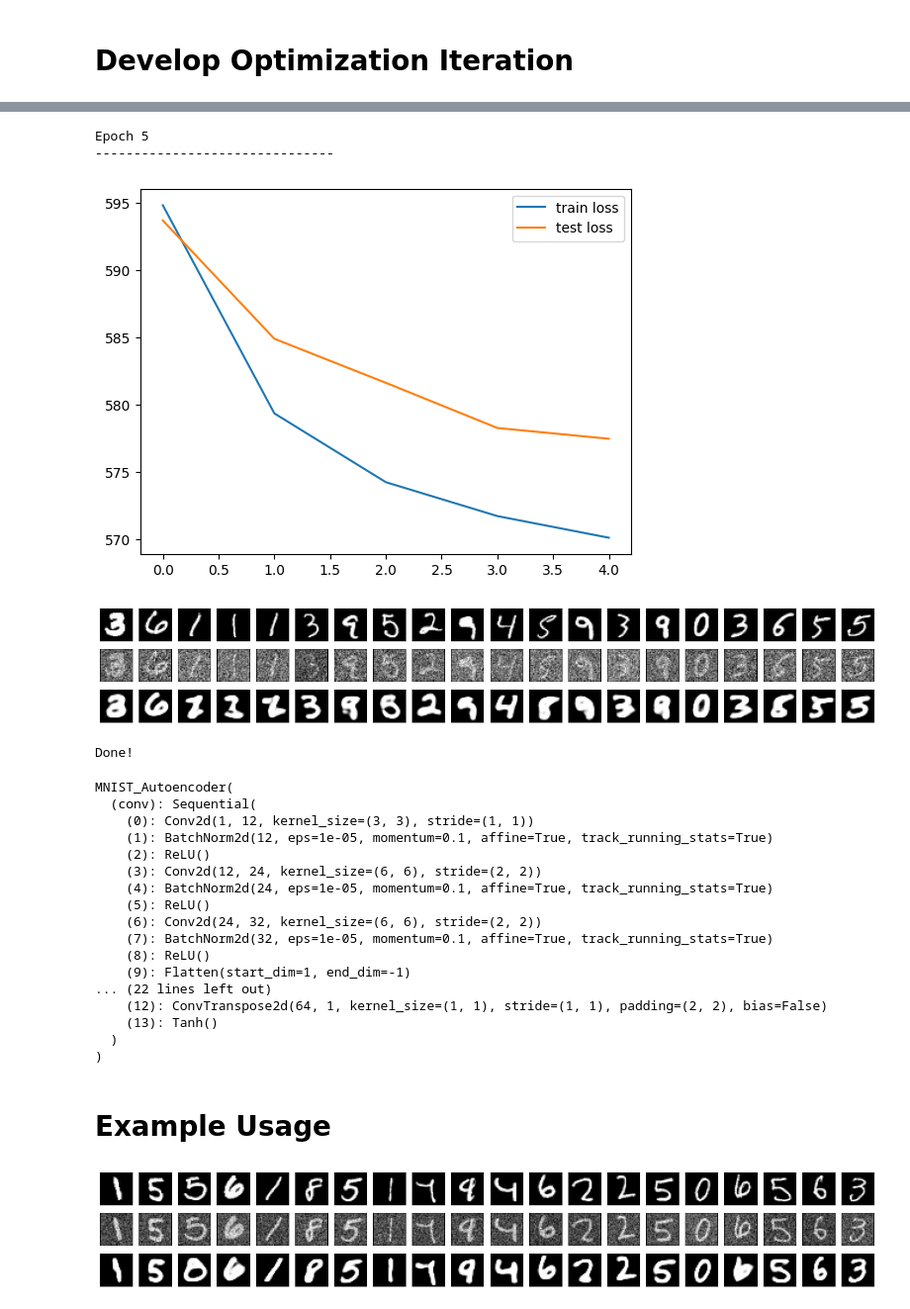
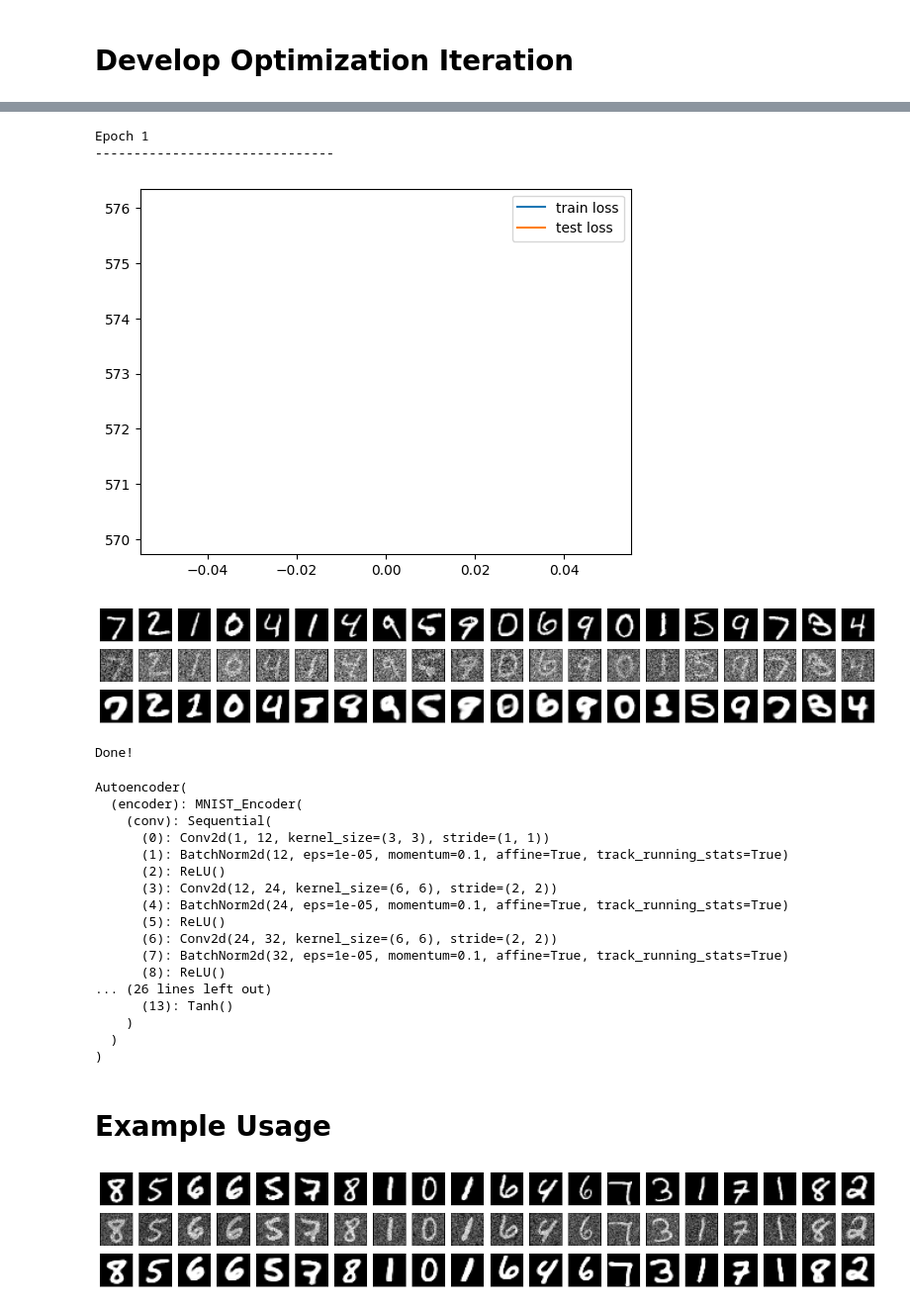
Before and after one commit to taimoon/deep-learning-note, a Jupyter notebook: MNIST AUTOENCODER.ipynb, the cells around one changed output, grey strips where cells are left out. Shown at 99% size. Drawn from its saved outputs; the diff is of its cells as text; code cells hidden in the pictures.

```diff
--- a/MNIST AUTOENCODER.ipynb
+++ b/MNIST AUTOENCODER.ipynb
@@ -163,7 +163,7 @@ visualize(noising(X,0.4).view(-1,28,28),
 # %%
 # optimization configurations
 loss_fn = nn.CrossEntropyLoss()
-epochs = 5
+epochs = 1
 max_learning_rate = 0.01
 optimizer = torch.optim.Adam(model.parameters(), lr=max_learning_rate)
 scheduler = optim.lr_scheduler.OneCycleLR(optimizer,
@@ -174,0 +198,16 @@ scheduler = optim.lr_scheduler.OneCycleLR(optimizer,
+# %%
+def test(dataloader, model, loss_fn):
+    model.eval()
+    test_loss = 0
+    with torch.no_grad():
+        for X,y in dataloader:
+            X = X.to(device)
+
+            # forward pass
+            pred = model(noising(X))
+            loss = loss_fn(pred.view(pred.size(0),-1), X.view(X.size(0),-1))
+            test_loss += loss.item()
+
+    num_batches = len(dataloader)
+    test_loss /= num_batches
+    return test_loss
@@ -218,13 +219,14 @@ def test(dataloader, model, loss_fn):
 # %%
 from IPython.display import clear_output
 from itertools import cycle
-
 dat = cycle(test_dataloader)
-
 for t in range(epochs):
 
-    train(train_dataloader,model, loss_fn, optimizer,scheduler)
-    test(test_dataloader,model,loss_fn)
+    train_loss = train(train_dataloader,model, loss_fn, optimizer,scheduler)
+    test_loss  = test(test_dataloader,model,loss_fn)
+
+    train_losses.append(train_loss)
+    test_losses.append(test_loss)
 
     with torch.no_grad():
         X,y = next(dat)
@@ -242,36 +244,36 @@ for t in range(epochs):
         plt.plot(train_losses,label="train loss")
         plt.plot(test_losses,label="test loss")
         plt.legend()
-        visualize(X,decoded,noise_X)
+        visualize_rows(X,noise_X,decoded)
 
 print("Done!")
 # %% [output]
-Epoch 5
+Epoch 1
 -------------------------------
-[figure, old version]
+[figure, new version]
-[figure, old version]
+[figure, new version]
 Done!
 # %%
-torch.save(model.state_dict(), "model_checkpoint/mnist_autoencoder.pth")
-model = MNIST_Autoencoder()
+# torch.save(model.state_dict(), "model_checkpoint/mnist_autoencoder.pth")
+model = Autoencoder(MNIST_Encoder(10),MNIST_Decoder(10))
 model.load_state_dict(torch.load("model_checkpoint/mnist_autoencoder.pth"))
 model.to(device)
 # %% [output]
-MNIST_Autoencoder(
-  (conv): Sequential(
-    (0): Conv2d(1, 12, kernel_size=(3, 3), stride=(1, 1))
-    (1): BatchNorm2d(12, eps=1e-05, momentum=0.1, affine=True, track_running_stats=True)
-    (2): ReLU()
-    (3): Conv2d(12, 24, kernel_size=(6, 6), stride=(2, 2))
-    (4): BatchNorm2d(24, eps=1e-05, momentum=0.1, affine=True, track_running_stats=True)
-    (5): ReLU()
-    (6): Conv2d(24, 32, kernel_size=(6, 6), stride=(2, 2))
-    (7): BatchNorm2d(32, eps=1e-05, momentum=0.1, affine=True, track_running_stats=True)
-    (8): ReLU()
-    (9): Flatten(start_dim=1, end_dim=-1)
-... (22 lines left out)
-    (12): ConvTranspose2d(64, 1, kernel_size=(1, 1), stride=(1, 1), padding=(2, 2), bias=False)
-    (13): Tanh()
+Autoencoder(
+  (encoder): MNIST_Encoder(
+    (conv): Sequential(
+      (0): Conv2d(1, 12, kernel_size=(3, 3), stride=(1, 1))
+      (1): BatchNorm2d(12, eps=1e-05, momentum=0.1, affine=True, track_running_stats=True)
+      (2): ReLU()
+      (3): Conv2d(12, 24, kernel_size=(6, 6), stride=(2, 2))
+      (4): BatchNorm2d(24, eps=1e-05, momentum=0.1, affine=True, track_running_stats=True)
+      (5): ReLU()
+      (6): Conv2d(24, 32, kernel_size=(6, 6), stride=(2, 2))
+      (7): BatchNorm2d(32, eps=1e-05, momentum=0.1, affine=True, track_running_stats=True)
+      (8): ReLU()
+... (26 lines left out)
+      (13): Tanh()
+    )
   )
 )
 # %% [markdown]
@@ -279,15 +281,14 @@ MNIST_Autoencoder(
 # %%
 with torch.no_grad():
     X,_ = next(dat)
     noise_X = noising(X,0.2)
 
     code = model.encode(noise_X.to(device))
     decoded = model.decode(code).to('cpu')
 
     noise_X = noise_X.view(noise_X.size(0),28,28)
     X = X.view(X.size(0),28,28)
     decoded = decoded.view(X.size(0),28,28)
-    # print(code)
-    visualize(X,decoded,noise_X)
+    visualize_rows(X,noise_X,decoded)
 # %% [output]
-[figure, old version]
+[figure, new version]
```
Also changed, not shown: parts of 14 cells of this notebook, 2 other files.
